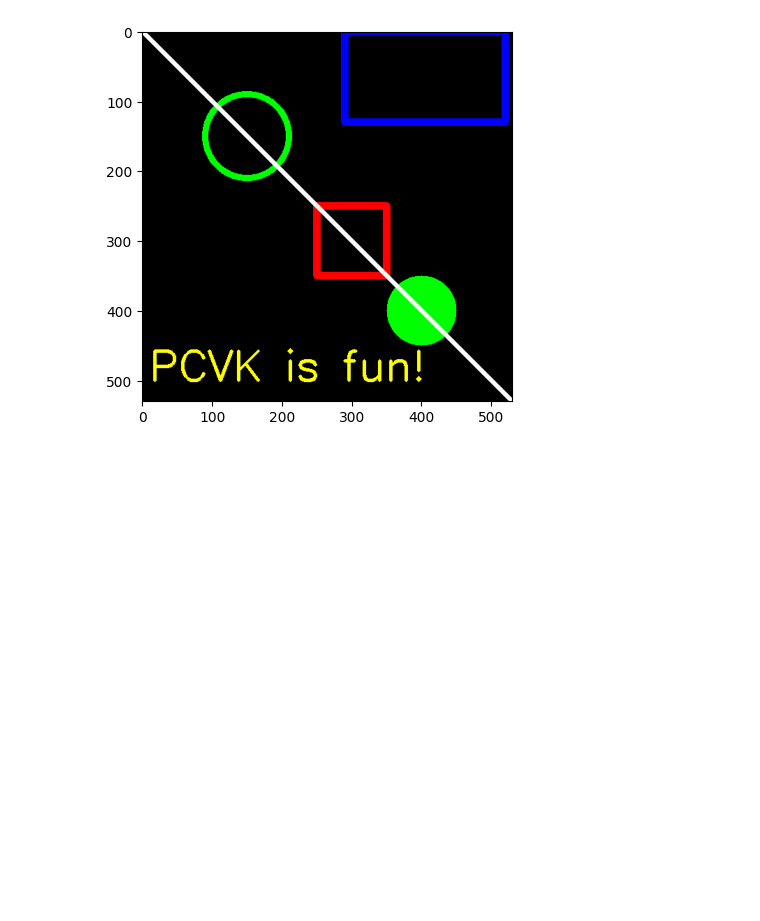
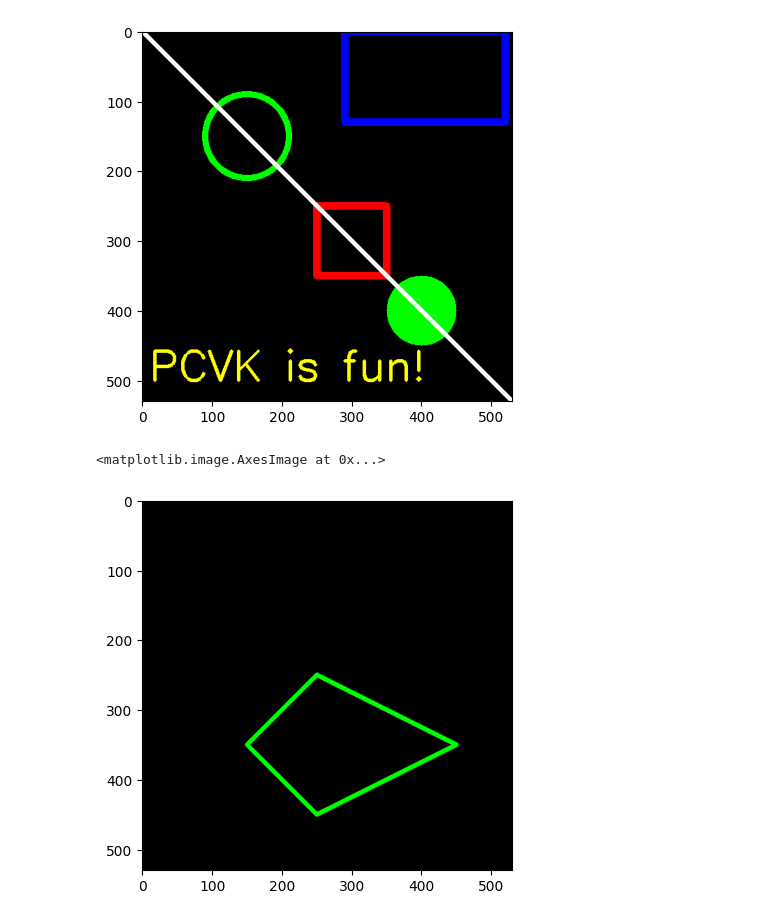
Before and after one commit to MNawfal24/PCVK_Ganjil_2026, a Jupyter notebook: week2_pcvdk.ipynb, the cells around one changed output. Drawn from its saved outputs; the diff is of its cells as text; code cells hidden in the pictures; blank space fills up the shorter version.

```diff
--- a/week2_pcvdk.ipynb
+++ b/week2_pcvdk.ipynb
@@ -111,3 +111,23 @@ plt.imshow(black_img)
 # %% [output]
 <matplotlib.image.AxesImage at 0x...>
 [figure]
+# %%
+import numpy as np
+import cv2 as cv
+import matplotlib.pyplot as plt
+
+
+black_img2 = np.zeros(shape=(530, 530, 3), dtype=np.int32)
+
+
+vertices = np.array([[150, 350], [250, 250], [450, 350], [250, 450]], dtype=np.int32)
+
+
+pts = vertices.reshape((-1, 1, 2))
+
+
+cv.polylines(black_img2, [pts], isClosed=True, color=(0, 255, 0), thickness=5)
+plt.imshow(black_img2)
+# %% [output]
+<matplotlib.image.AxesImage at 0x...>
+[figure, added]
```
